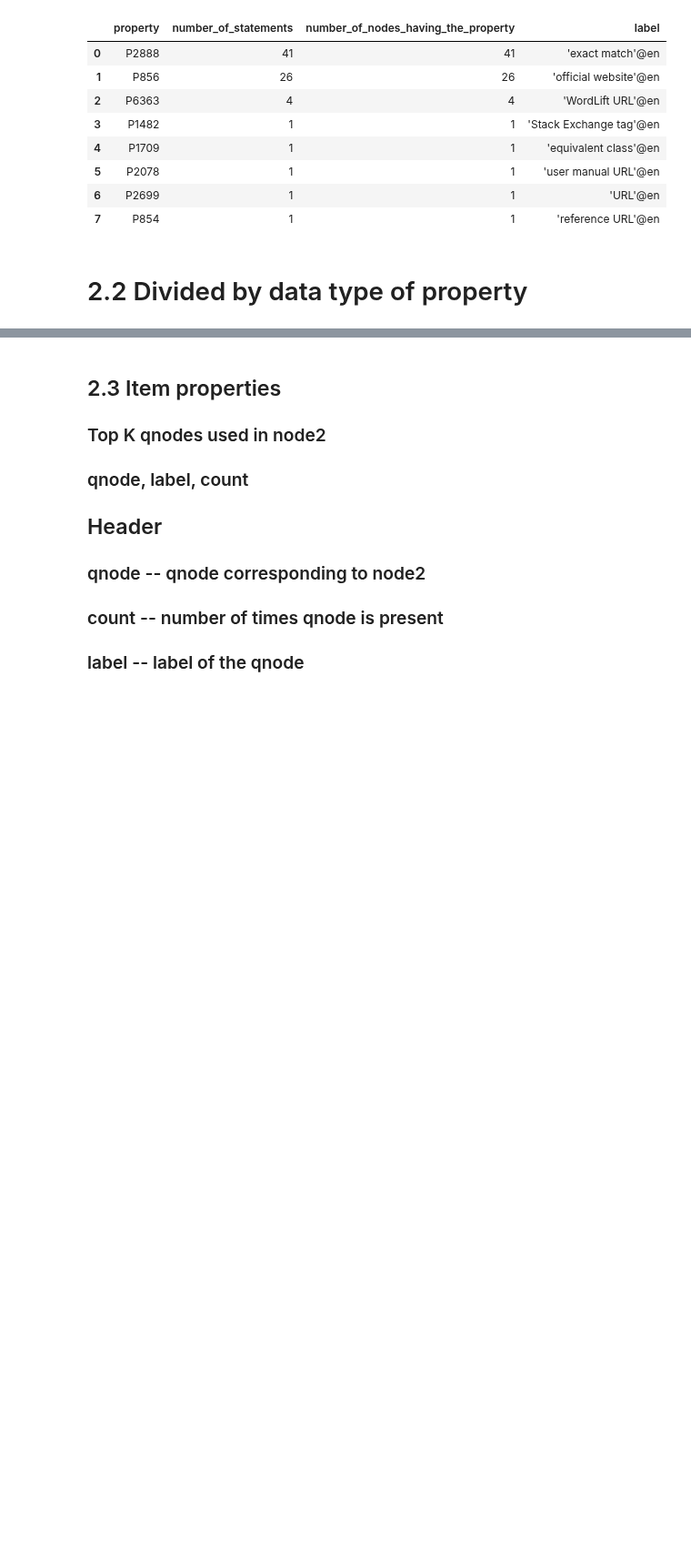
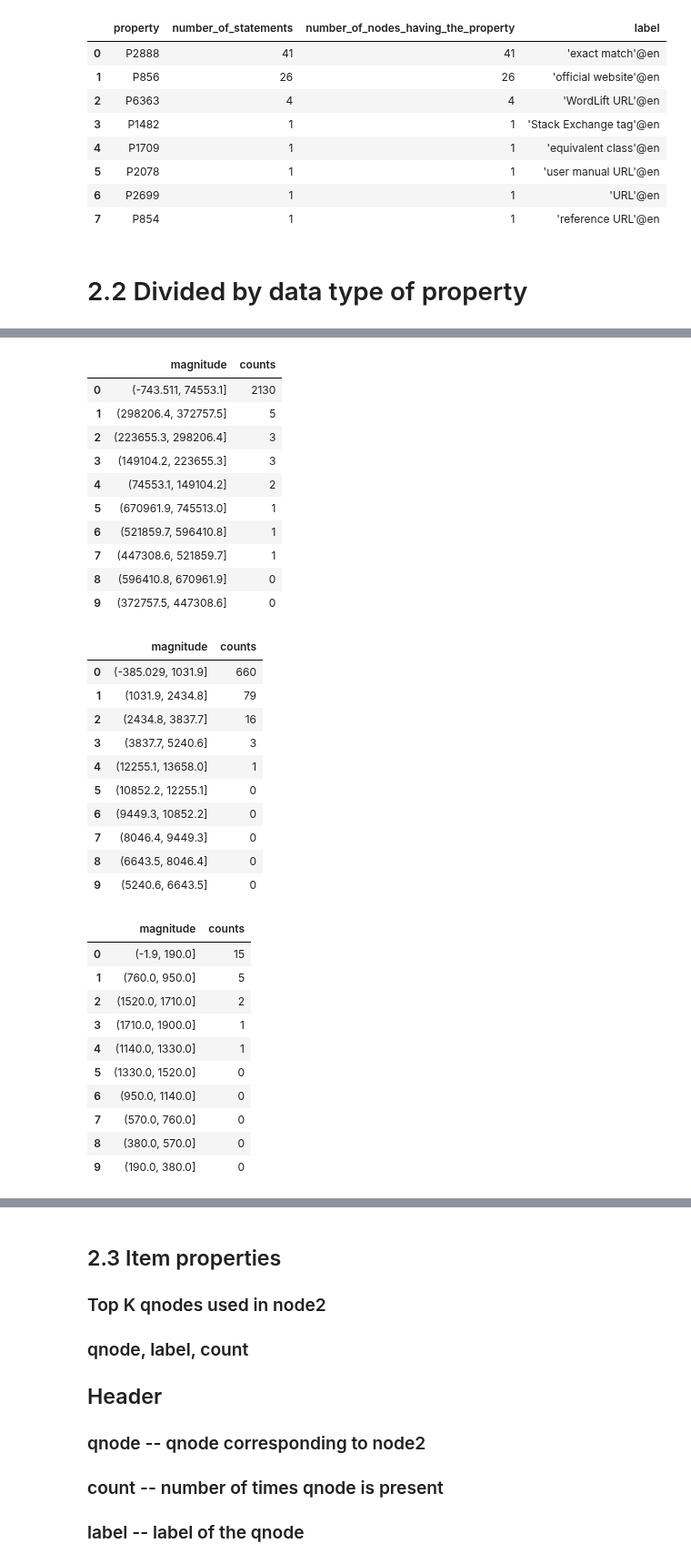
Before and after one commit to usc-isi-i2/kgtk, a Jupyter notebook: examples/Example_9-Wikidata_Subset_Statistics_.ipynb, the cells around one changed output, grey strips where cells are left out. Shown at 91% size. Cells and saved outputs as stored; diff of their text form; code cells hidden in the pictures; blank space fills up the shorter version.

Commit message:
Added the distribution of units and magnitudes

```diff
--- a/examples/Example_9-Wikidata_Subset_Statistics_.ipynb
+++ b/examples/Example_9-Wikidata_Subset_Statistics_.ipynb
@@ -450,0 +451,18 @@ for type,name, output_file in types:
+# %%
+df_quantity_data_type = []
+try:
+    df = pd.read_csv(os.path.join(os.getenv('OUTPUT_FOLDER'),os.getenv('property_summary_quantity')),delimiter='\t')
+    cmd = "$kgtk query -i $WIKIDATA_PARTS/$quantity --graph-cache $STORE \
+            -o $OUTPUT_FOLDER/__output \
+            --match  '(n1)-[r:__property]->(v)' \
+            --return 'distinct kgtk_quantity_wd_units(v) as units, count(v) as value_count' \
+            --where 'kgtk_quantity(v)' \
+            --order-by 'count(v) desc' \
+            --limit 10 "
+    for index, ele in df.iterrows():
+        output_file = subset_name + ".2.2.6." + ele["property"]+".data_types"+".tsv"
+        run_command(cmd, {"__property": ele["property"],"__output": output_file})
+        temp = pd.read_csv(os.path.join(os.getenv('OUTPUT_FOLDER'),output_file),delimiter='\t')
+        df_quantity_data_type.append(temp)
+except Exception as e:
+    print(e)
@@ -450,0 +487,3 @@ for type,name, output_file in types:
+# %%
+for ele in df_quantity_data_type:
+    display(ele)
@@ -450,0 +546,20 @@ for type,name, output_file in types:
+# %%
+df_quantity_data_type_magnitude = []
+try:
+    df = pd.read_csv(os.path.join(os.getenv('OUTPUT_FOLDER'),os.getenv('property_summary_quantity')),delimiter='\t')
+    cmd = "$kgtk query -i $WIKIDATA_PARTS/$quantity --graph-cache $STORE \
+            -o $OUTPUT_FOLDER/__output \
+            --match  '(n1)-[r:__property]->(v)' \
+            --return 'distinct kgtk_quantity_number_int(v) as magnitude, count(v) as value_count' \
+            --where 'kgtk_quantity(v)' \
+            --order-by 'count(v) desc' "
+    for index, ele in df.iterrows():
+        output_file = subset_name + ".2.2.6." + ele["property"]+".data_types_magnitude"+".tsv"
+        run_command(cmd, {"__property": ele["property"],"__output": output_file})
+        temp = pd.read_csv(os.path.join(os.getenv('OUTPUT_FOLDER'),output_file),delimiter='\t')
+        temp['magnitude'] = pd.cut(temp['magnitude'], bins=10)
+        temp = temp['magnitude'].value_counts().rename_axis('magnitude').reset_index(name='counts')
+        df_quantity_data_type_magnitude.append(temp)
+        temp.to_csv(os.path.join(os.getenv('OUTPUT_FOLDER'),output_file),sep='\t',index=False)
+except Exception as e:
+    print(e)
@@ -450,0 +584,37 @@ for type,name, output_file in types:
+# %%
+for ele in df_quantity_data_type_magnitude:
+    display(ele)
+# %% [output]
+|  | magnitude | counts |
+| 0 | (-743.511, 74553.1] | 2130 |
+| 1 | (298206.4, 372757.5] | 5 |
+| 2 | (223655.3, 298206.4] | 3 |
+| 3 | (149104.2, 223655.3] | 3 |
+| 4 | (74553.1, 149104.2] | 2 |
+| 5 | (670961.9, 745513.0] | 1 |
+| 6 | (521859.7, 596410.8] | 1 |
+| 7 | (447308.6, 521859.7] | 1 |
+| 8 | (596410.8, 670961.9] | 0 |
+| 9 | (372757.5, 447308.6] | 0 |
+|  | magnitude | counts |
+| 0 | (-385.029, 1031.9] | 660 |
+| 1 | (1031.9, 2434.8] | 79 |
+| 2 | (2434.8, 3837.7] | 16 |
+| 3 | (3837.7, 5240.6] | 3 |
+| 4 | (12255.1, 13658.0] | 1 |
+| 5 | (10852.2, 12255.1] | 0 |
+| 6 | (9449.3, 10852.2] | 0 |
+| 7 | (8046.4, 9449.3] | 0 |
+| 8 | (6643.5, 8046.4] | 0 |
+| 9 | (5240.6, 6643.5] | 0 |
+|  | magnitude | counts |
+| 0 | (-1.9, 190.0] | 15 |
+| 1 | (760.0, 950.0] | 5 |
+| 2 | (1520.0, 1710.0] | 2 |
+| 3 | (1710.0, 1900.0] | 1 |
+| 4 | (1140.0, 1330.0] | 1 |
+| 5 | (1330.0, 1520.0] | 0 |
+| 6 | (950.0, 1140.0] | 0 |
+| 7 | (570.0, 760.0] | 0 |
+| 8 | (380.0, 570.0] | 0 |
+| 9 | (190.0, 380.0] | 0 |
```
Also changed, not shown: parts of 6 cells of this notebook.
